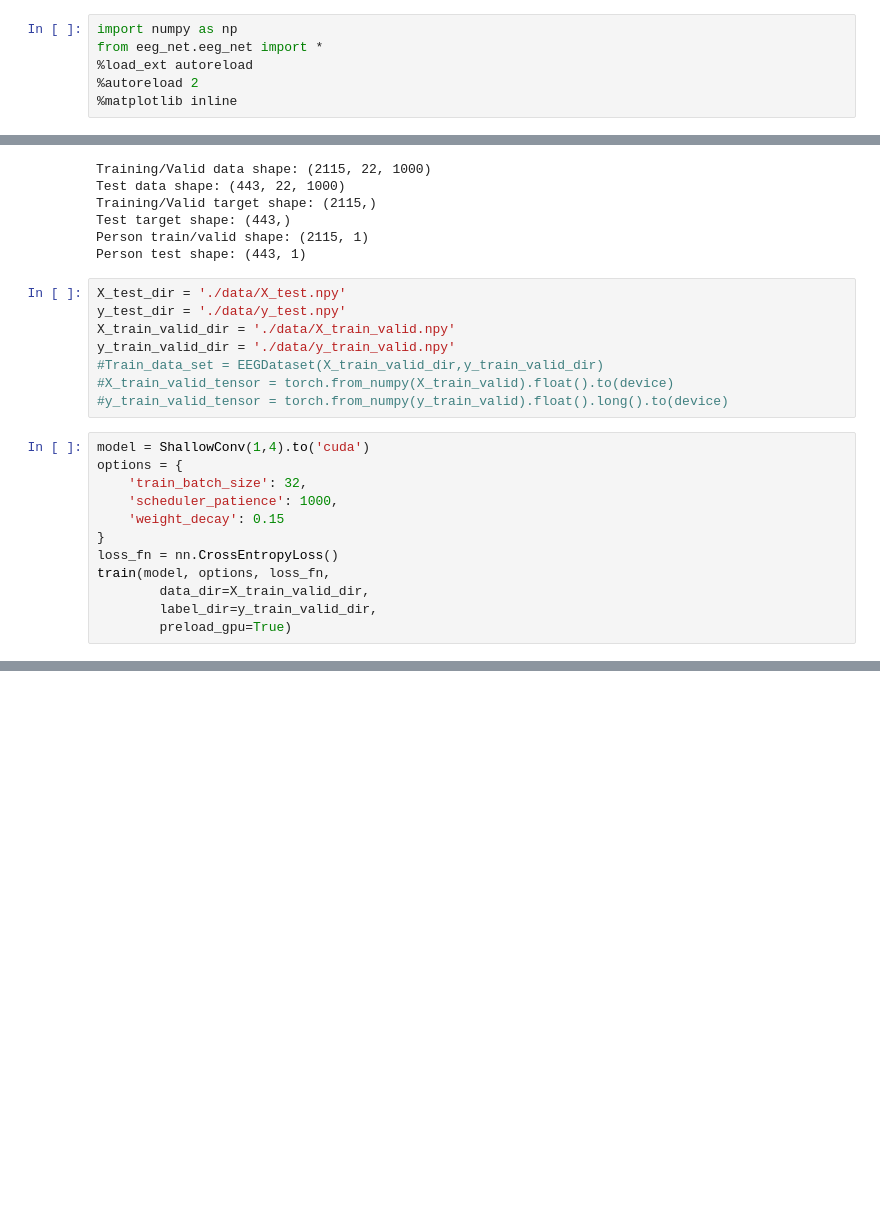
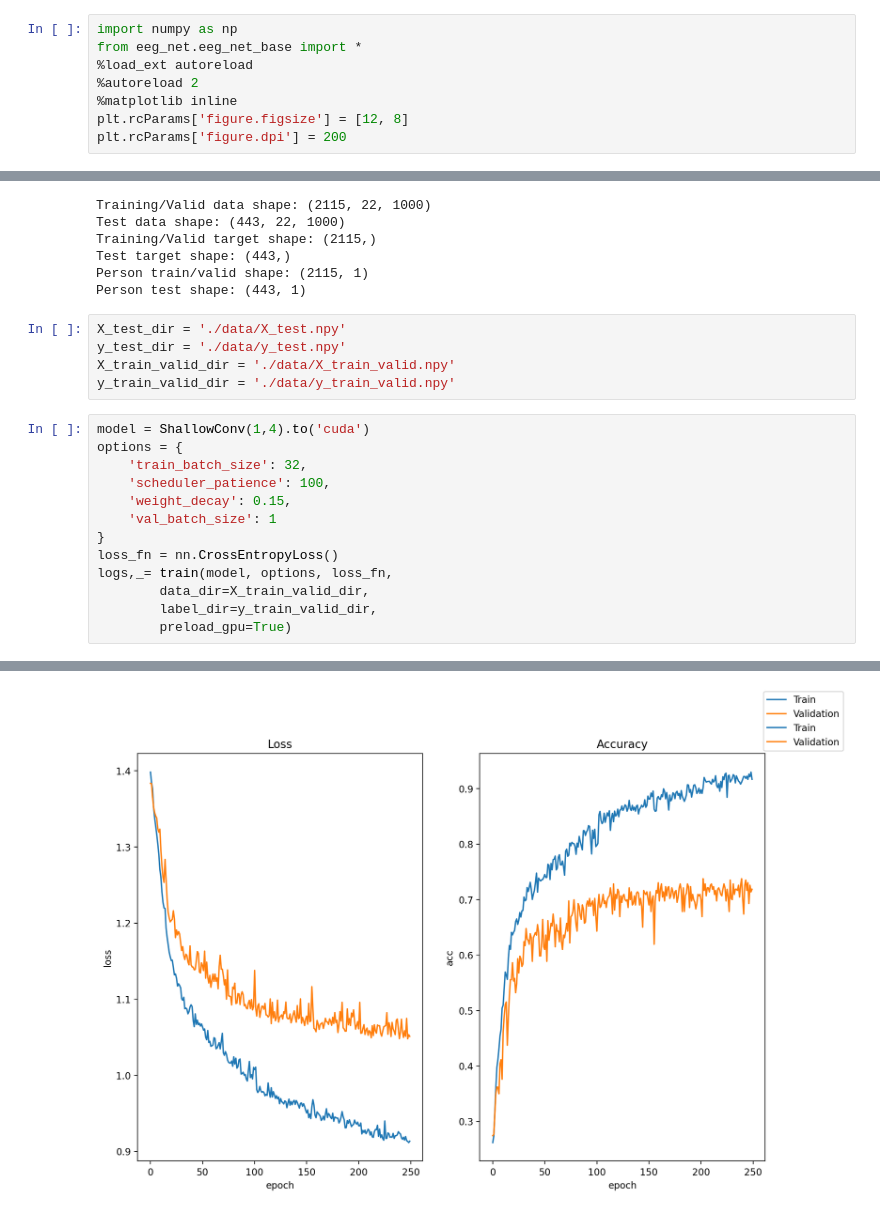
Before and after one commit to RX-0-95/EEG_Classification, a Jupyter notebook: EEG_loading.ipynb, the cells around one changed output, grey strips where cells are left out. Cells and saved outputs as stored; diff of their text form; blank space fills up the shorter version.

Commit message:
add log, plot

```diff
--- a/EEG_loading.ipynb
+++ b/EEG_loading.ipynb
@@ -1,6 +1,8 @@
 # %%
 import numpy as np
-from eeg_net.eeg_net import *
+from eeg_net.eeg_net_base import *
 %load_ext autoreload
 %autoreload 2
 %matplotlib inline
+plt.rcParams['figure.figsize'] = [12, 8]
+plt.rcParams['figure.dpi'] = 200
@@ -40,18 +45,16 @@ X_test_dir = './data/X_test.npy'
 y_test_dir = './data/y_test.npy'
 X_train_valid_dir = './data/X_train_valid.npy'
 y_train_valid_dir = './data/y_train_valid.npy'
-#Train_data_set = EEGDataset(X_train_valid_dir,y_train_valid_dir)
-#X_train_valid_tensor = torch.from_numpy(X_train_valid).float().to(device)
-#y_train_valid_tensor = torch.from_numpy(y_train_valid).float().long().to(device)
 # %%
 model = ShallowConv(1,4).to('cuda')
 options = {
     'train_batch_size': 32,
-    'scheduler_patience': 1000,
-    'weight_decay': 0.15
+    'scheduler_patience': 100,
+    'weight_decay': 0.15,
+    'val_batch_size': 1
 }
 loss_fn = nn.CrossEntropyLoss()
-train(model, options, loss_fn,
+logs,_= train(model, options, loss_fn,
         data_dir=X_train_valid_dir,
         label_dir=y_train_valid_dir,
         preload_gpu=True)
@@ -75,0 +79 @@ train(model, options, loss_fn,
+[figure, added]
```
Also changed, not shown: parts of 3 cells of this notebook, 4 other files.
